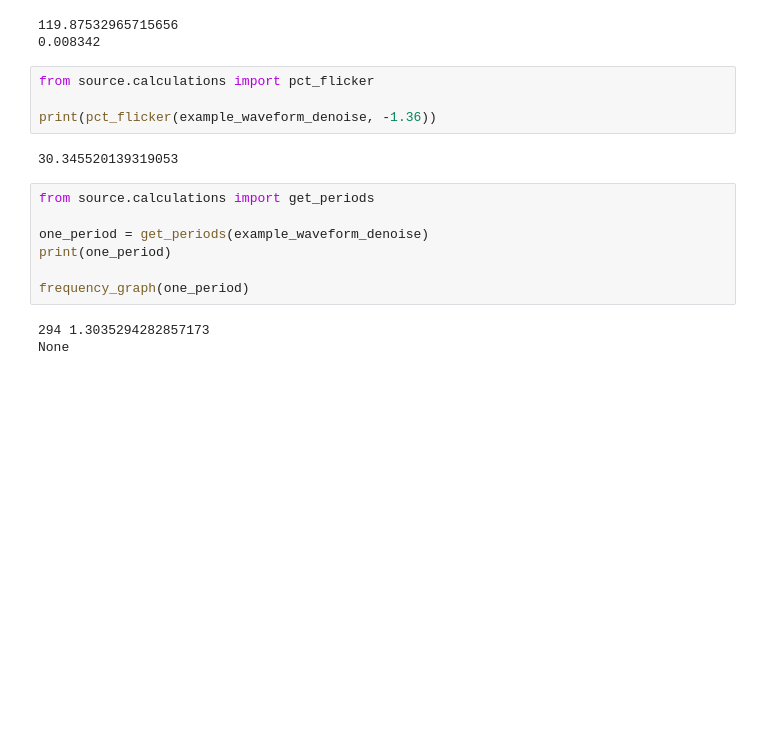
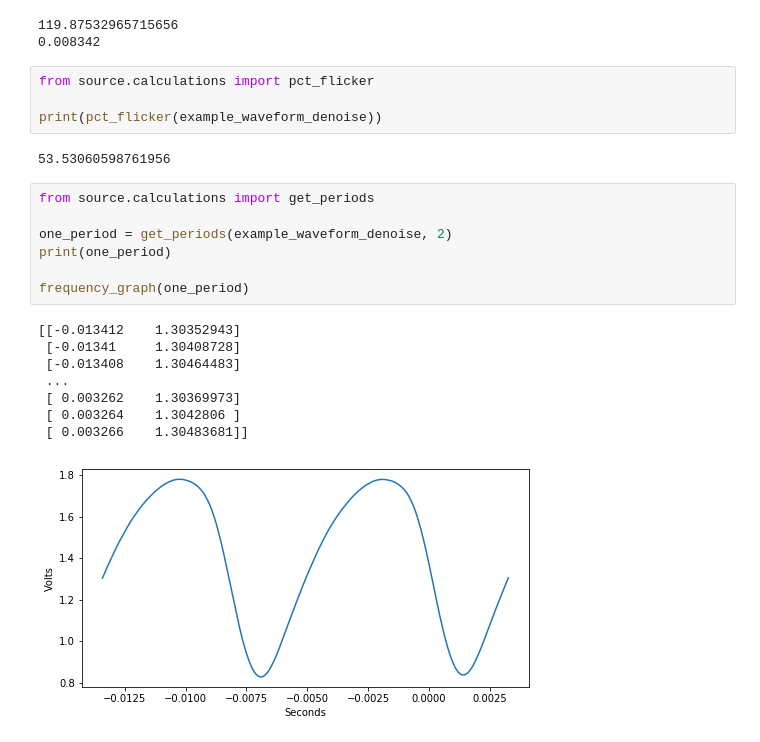
Before and after one commit to yeutterg/beautiful-flicker, a Jupyter notebook: examples/oscilloscope.ipynb, the cells around one changed output. Saved outputs shown, nothing was run; the diff lists cells and outputs as text; blank space fills up the shorter version.

Commit message:
fix percent flicker, flicker index working

```diff
--- a/examples/oscilloscope.ipynb
+++ b/examples/oscilloscope.ipynb
@@ -34,16 +34,22 @@ print(period(example_waveform_denoise))
 # %%
 from source.calculations import pct_flicker
 
-print(pct_flicker(example_waveform_denoise, -1.36))
+print(pct_flicker(example_waveform_denoise))
 # %% [output]
-30.345520139319053
+53.53060598761956
 # %%
 from source.calculations import get_periods
 
-one_period = get_periods(example_waveform_denoise)
+one_period = get_periods(example_waveform_denoise, 2)
 print(one_period)
 
 frequency_graph(one_period)
 # %% [output]
-294 1.3035294282857173
-None
+[[-0.013412    1.30352943]
+ [-0.01341     1.30408728]
+ [-0.013408    1.30464483]
+ ...
+ [ 0.003262    1.30369973]
+ [ 0.003264    1.3042806 ]
+ [ 0.003266    1.30483681]]
+[figure, added]
```
Also changed, not shown: parts of 1 cell of this notebook, 1 other file.
